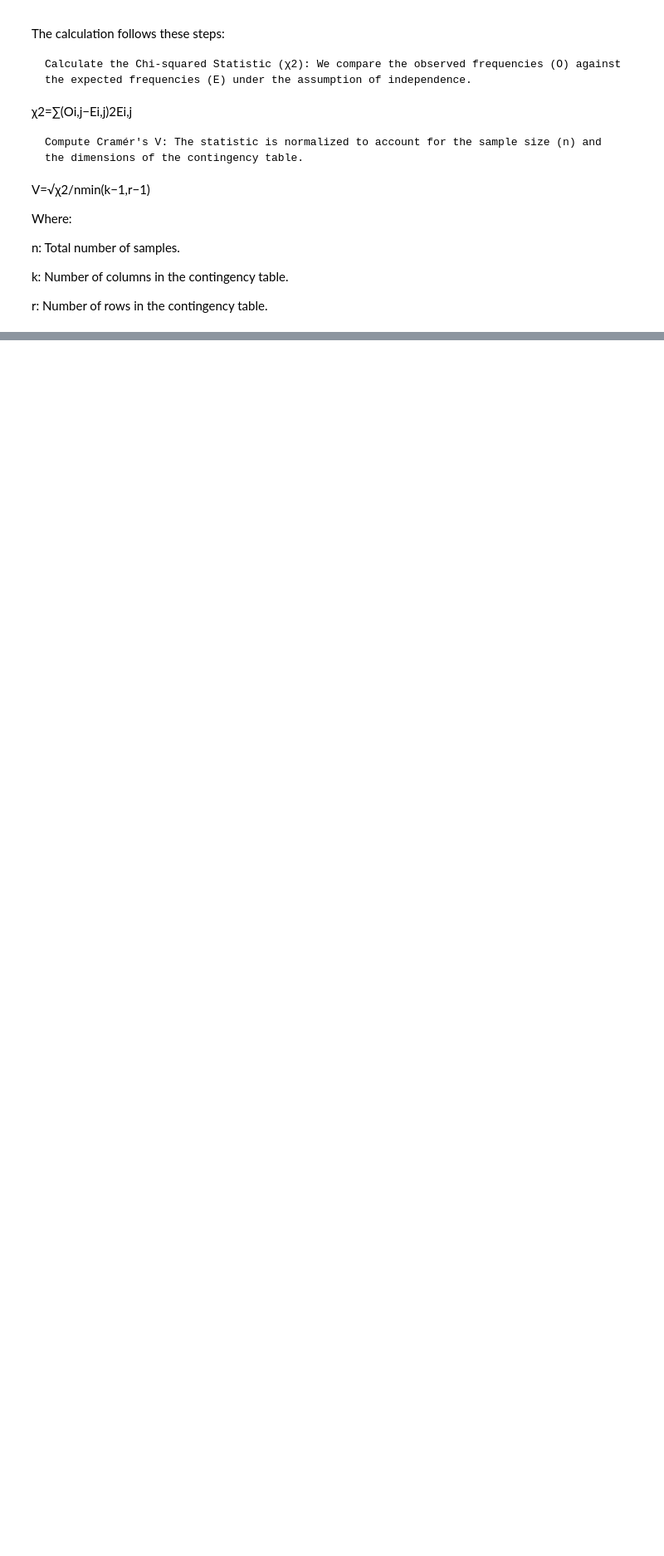
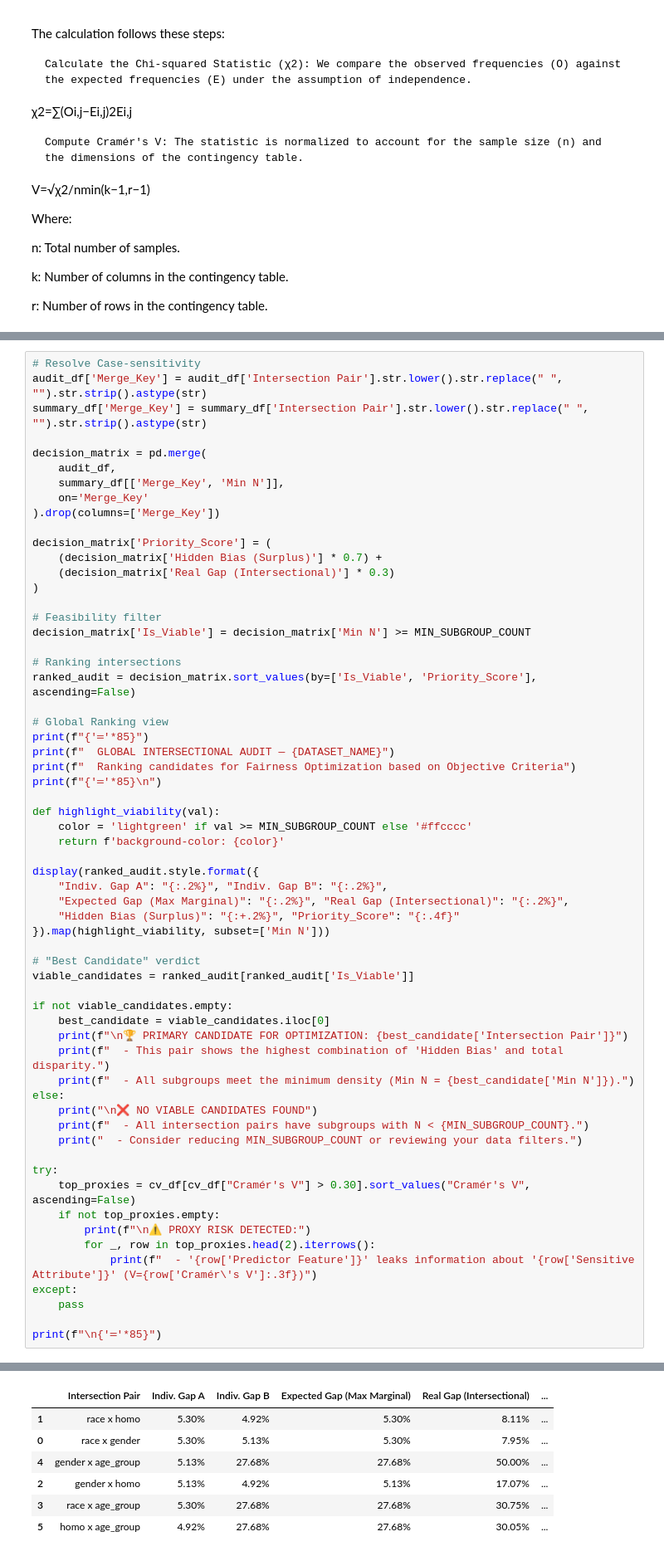
Before and after one commit to asvarella/intersectional-bias-fairness-healthcare, a Jupyter notebook: notebooks/aids_intersectional_analysis.ipynb, the cells around one changed output, grey strips where cells are left out. Shown at 83% size. Drawn from its saved outputs; the diff is of its cells as text; blank space fills up the shorter version.

```diff
--- a/notebooks/aids_intersectional_analysis.ipynb
+++ b/notebooks/aids_intersectional_analysis.ipynb
@@ -756,0 +782,62 @@ Sensitive Attribute Predictor Feature  Cramér's V
+# %%
+# Resolve Case-sensitivity
+audit_df['Merge_Key'] = audit_df['Intersection Pair'].str.lower().str.replace(" ", "").str.strip().astype(str)
+summary_df['Merge_Key'] = summary_df['Intersection Pair'].str.lower().str.replace(" ", "").str.strip().astype(str)
+
+decision_matrix = pd.merge(
+    audit_df,
+    summary_df[['Merge_Key', 'Min N']],
+    on='Merge_Key'
+).drop(columns=['Merge_Key'])
+
+decision_matrix['Priority_Score'] = (
+    (decision_matrix['Hidden Bias (Surplus)'] * 0.7) +
+    (decision_matrix['Real Gap (Intersectional)'] * 0.3)
+)
+
+# Feasibility filter
+decision_matrix['Is_Viable'] = decision_matrix['Min N'] >= MIN_SUBGROUP_COUNT
+
+# Ranking intersections
+ranked_audit = decision_matrix.sort_values(by=['Is_Viable', 'Priority_Score'], ascending=False)
+
+# Global Ranking view
+print(f"{'═'*85}")
+print(f"  GLOBAL INTERSECTIONAL AUDIT — {DATASET_NAME}")
+print(f"  Ranking candidates for Fairness Optimization based on Objective Criteria")
+print(f"{'═'*85}\n")
+
+def highlight_viability(val):
+    color = 'lightgreen' if val >= MIN_SUBGROUP_COUNT else '#ffcccc'
+    return f'background-color: {color}'
+
+display(ranked_audit.style.format({
+    "Indiv. Gap A": "{:.2%}", "Indiv. Gap B": "{:.2%}",
+    "Expected Gap (Max Marginal)": "{:.2%}", "Real Gap (Intersectional)": "{:.2%}",
+    "Hidden Bias (Surplus)": "{:+.2%}", "Priority_Score": "{:.4f}"
+}).map(highlight_viability, subset=['Min N']))
+
+# "Best Candidate" verdict
+viable_candidates = ranked_audit[ranked_audit['Is_Viable']]
+
+if not viable_candidates.empty:
+    best_candidate = viable_candidates.iloc[0]
+    print(f"\n🏆 PRIMARY CANDIDATE FOR OPTIMIZATION: {best_candidate['Intersection Pair']}")
+    print(f"  - This pair shows the highest combination of 'Hidden Bias' and total disparity.")
+    print(f"  - All subgroups meet the minimum density (Min N = {best_candidate['Min N']}).")
+else:
+    print("\n❌ NO VIABLE CANDIDATES FOUND")
+    print(f"  - All intersection pairs have subgroups with N < {MIN_SUBGROUP_COUNT}.")
+    print("  - Consider reducing MIN_SUBGROUP_COUNT or reviewing your data filters.")
+
+try:
+    top_proxies = cv_df[cv_df["Cramér's V"] > 0.30].sort_values("Cramér's V", ascending=False)
+    if not top_proxies.empty:
+        print(f"\n⚠️ PROXY RISK DETECTED:")
+        for _, row in top_proxies.head(2).iterrows():
+            print(f"  - '{row['Predictor Feature']}' leaks information about '{row['Sensitive Attribute']}' (V={row['Cramér\'s V']:.3f})")
+except:
+    pass
+
+print(f"\n{'═'*85}")
+# %% [output]
@@ -756,0 +848,7 @@ Sensitive Attribute Predictor Feature  Cramér's V
+|  | Intersection Pair | Indiv. Gap A | Indiv. Gap B | Expected Gap (Max Marginal) | Real Gap (Intersectional) | ... |
+| 1 | race x homo | 5.30% | 4.92% | 5.30% | 8.11% | ... |
+| 0 | race x gender | 5.30% | 5.13% | 5.30% | 7.95% | ... |
+| 4 | gender x age_group | 5.13% | 27.68% | 27.68% | 50.00% | ... |
+| 2 | gender x homo | 5.13% | 4.92% | 5.13% | 17.07% | ... |
+| 3 | race x age_group | 5.30% | 27.68% | 27.68% | 30.75% | ... |
+| 5 | homo x age_group | 4.92% | 27.68% | 27.68% | 30.05% | ... |
```
Also changed, not shown: parts of 5 cells of this notebook, 5 other files.
